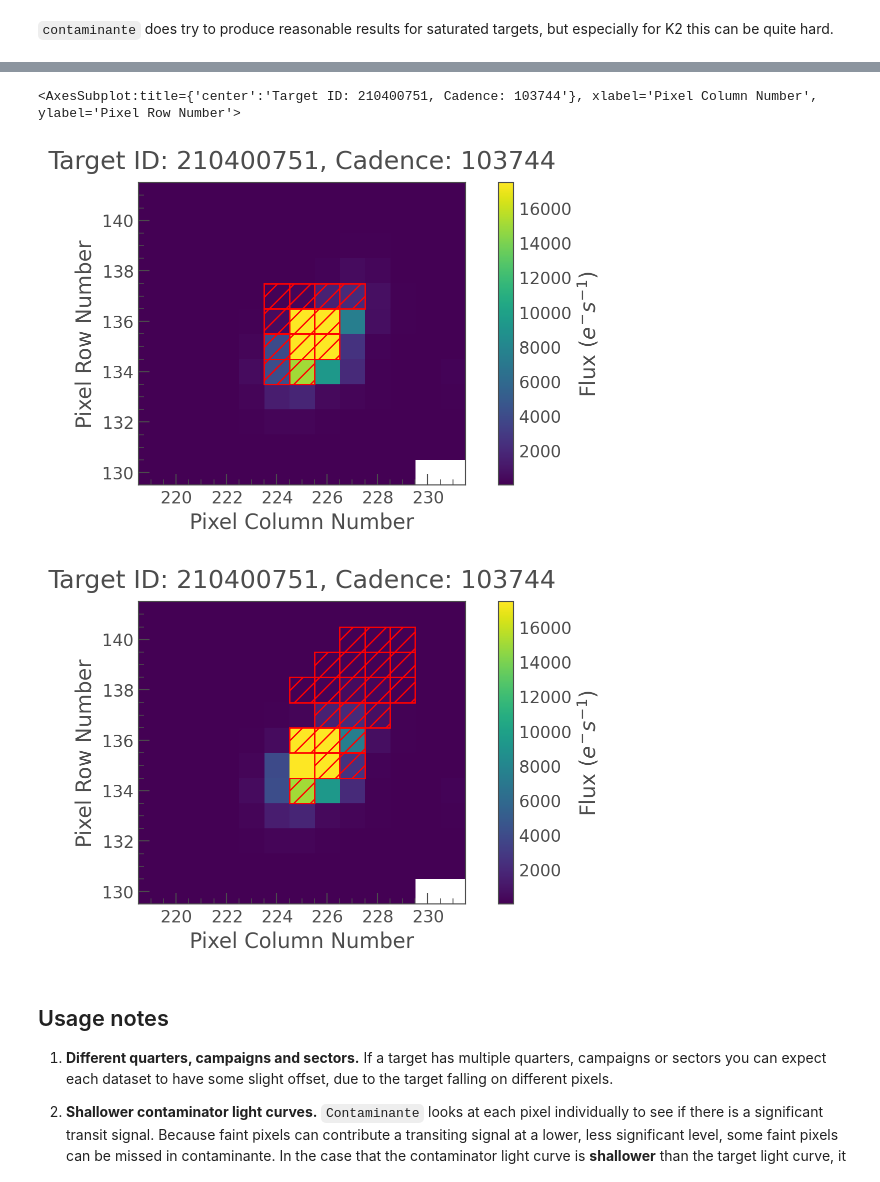
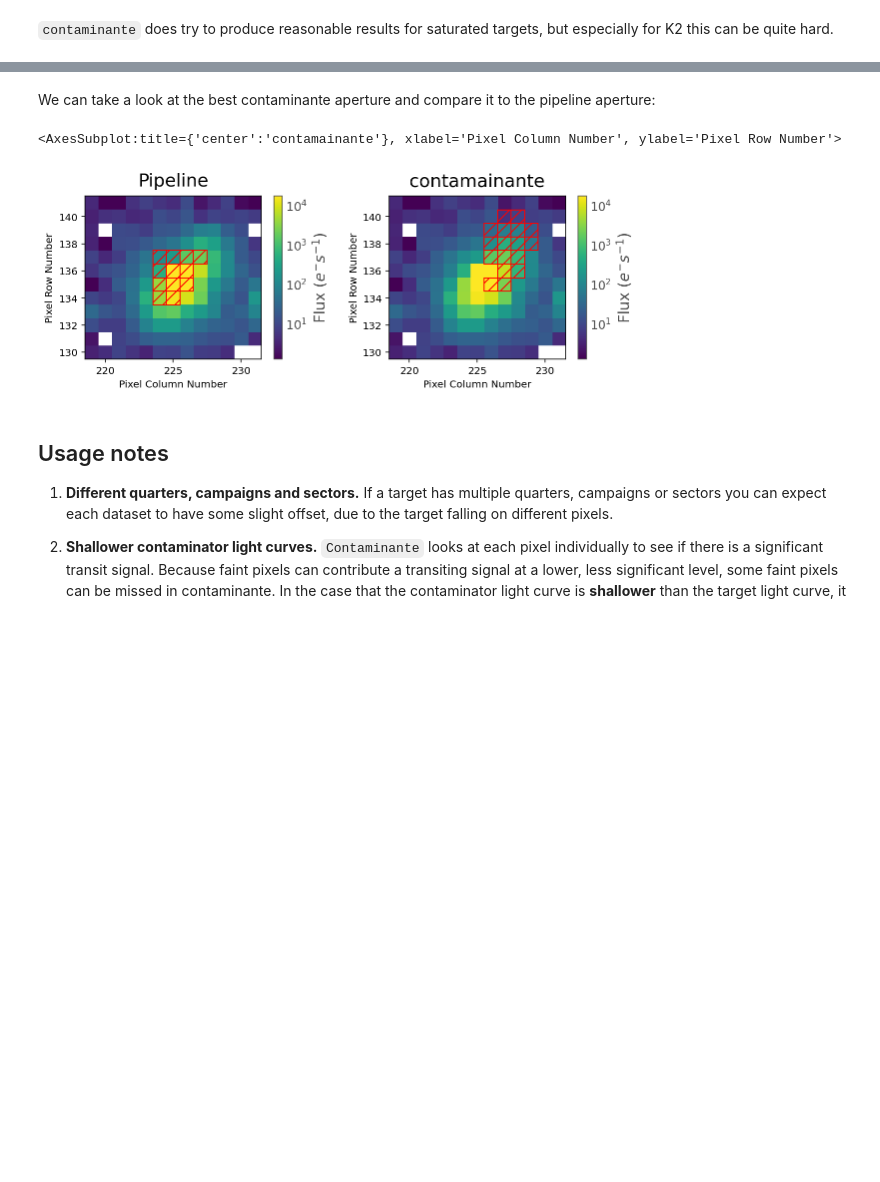
Before and after one commit to christinahedges/contaminante, a Jupyter notebook: docs/tutorial.ipynb, the cells around one changed output, grey strips where cells are left out. Cells and saved outputs as stored; diff of their text form; code cells hidden in the pictures; blank space fills up the shorter version.

```diff
--- a/docs/tutorial.ipynb
+++ b/docs/tutorial.ipynb
@@ -153,10 +136,12 @@ result = ct.calculate_contamination(tpfs[0], period, t0, duration, plot=True, sf
+# %% [markdown]
+We can take a look at the best contaminante aperture and compare it to the pipeline aperture:
 # %%
-tpfs[0].plot(aperture_mask=tpfs[0].pipeline_mask)
-tpfs[0].plot(aperture_mask=result[0]['contaminator_aper'])
+fig, ax = plt.subplots(1, 2, figsize=(10, 3))
+tpfs[0].plot(aperture_mask=tpfs[0].pipeline_mask, scale='log', ax=ax[0], title='Pipeline')
+tpfs[0].plot(aperture_mask=result[0]['contaminator_aper'], scale='log', ax=ax[1], title='contamainante')
 # %% [output]
-<AxesSubplot:title={'center':'Target ID: 210400751, Cadence: 103744'}, xlabel='Pixel Column Number', ylabel='Pixel Row Number'>
+<AxesSubplot:title={'center':'contamainante'}, xlabel='Pixel Column Number', ylabel='Pixel Row Number'>
-[figure, old version]
+[figure, new version]
-[figure, removed]
 # %% [markdown]
 ## Usage notes
 
```
Also changed, not shown: parts of 9 cells of this notebook, 1 other file.
